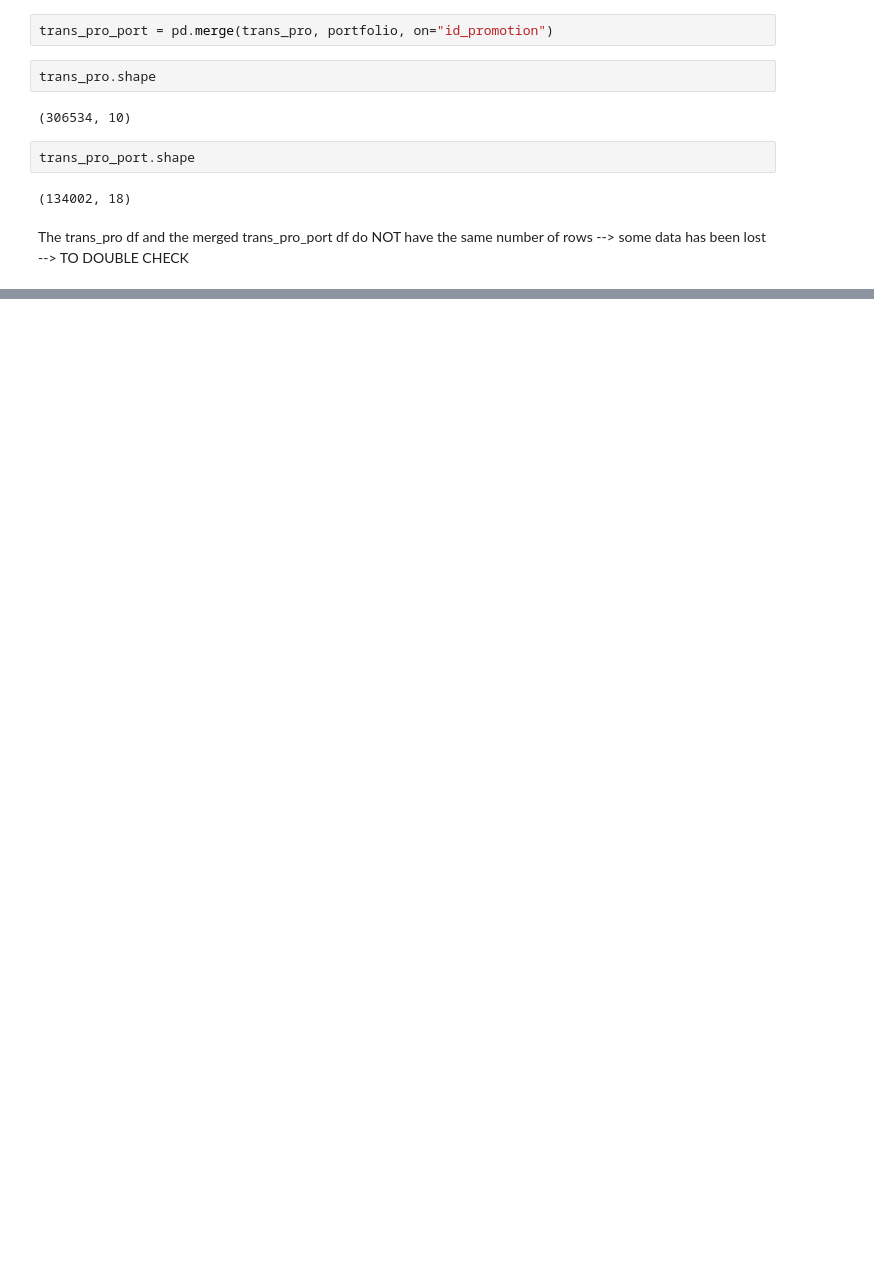
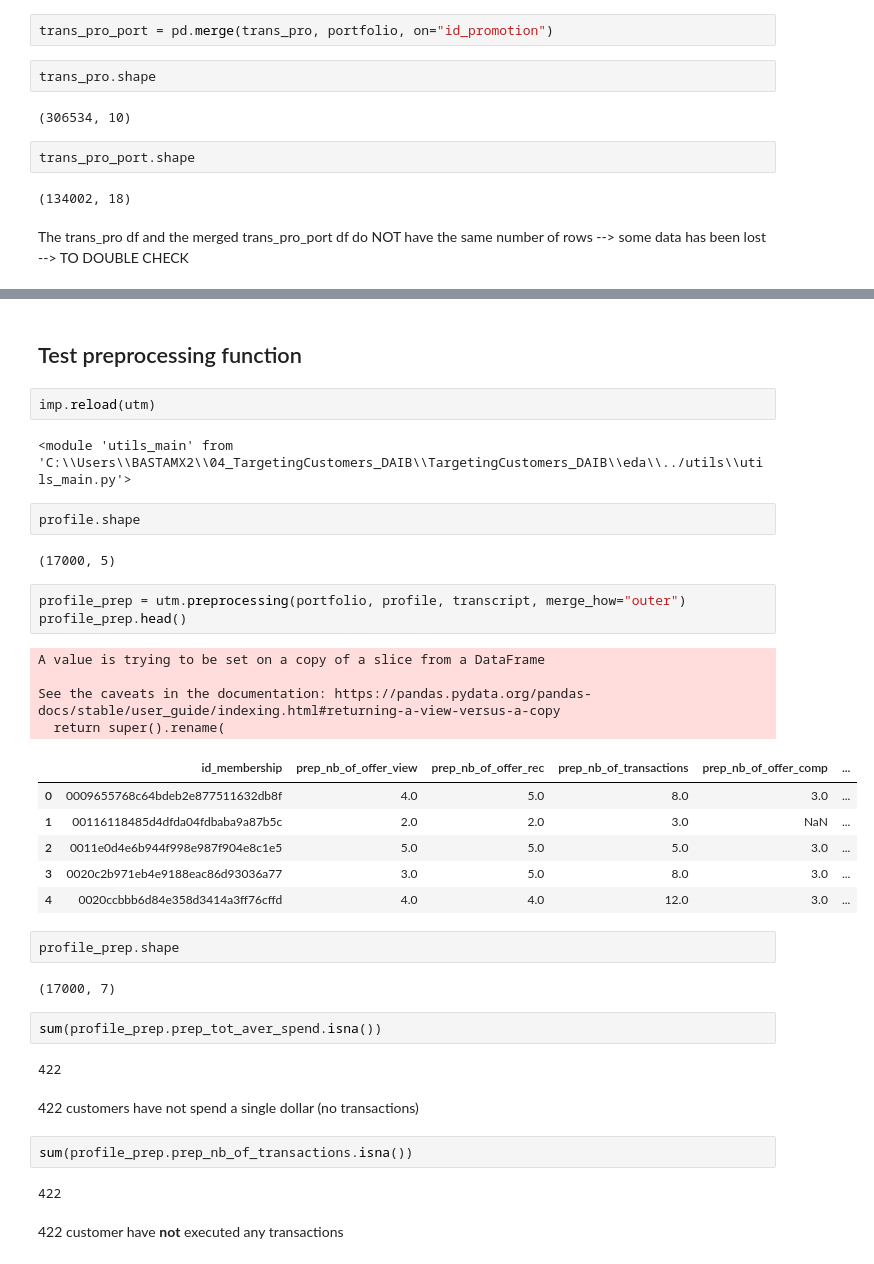
Before and after one commit to mbastard/TargetingCustomers_DAIB, a Jupyter notebook: eda/eda_mickael.ipynb, the cells around one changed output, grey strips where cells are left out. Cells and saved outputs as stored; diff of their text form; blank space fills up the shorter version.

```diff
--- a/eda/eda_mickael.ipynb
+++ b/eda/eda_mickael.ipynb
@@ -327,0 +583,40 @@ trans_pro_port.head()
+# %% [markdown]
+## Test preprocessing function
+# %%
+imp.reload(utm)
+# %% [output]
+<module 'utils_main' from 'C:\\Users\\BASTAMX2\\04_TargetingCustomers_DAIB\\TargetingCustomers_DAIB\\eda\\../utils\\utils_main.py'>
+# %%
+profile.shape
+# %% [output]
+(17000, 5)
+# %%
+profile_prep = utm.preprocessing(portfolio, profile, transcript, merge_how="outer")
+profile_prep.head()
+# %% [output]
+A value is trying to be set on a copy of a slice from a DataFrame
+
+See the caveats in the documentation: https://pandas.pydata.org/pandas-docs/stable/user_guide/indexing.html#returning-a-view-versus-a-copy
+  return super().rename(
+|  | id_membership | prep_nb_of_offer_view | prep_nb_of_offer_rec | prep_nb_of_transactions | prep_nb_of_offer_comp | ... |
+| 0 | 0009655768c64bdeb2e877511632db8f | 4.0 | 5.0 | 8.0 | 3.0 | ... |
+| 1 | 00116118485d4dfda04fdbaba9a87b5c | 2.0 | 2.0 | 3.0 | NaN | ... |
+| 2 | 0011e0d4e6b944f998e987f904e8c1e5 | 5.0 | 5.0 | 5.0 | 3.0 | ... |
+| 3 | 0020c2b971eb4e9188eac86d93036a77 | 3.0 | 5.0 | 8.0 | 3.0 | ... |
+| 4 | 0020ccbbb6d84e358d3414a3ff76cffd | 4.0 | 4.0 | 12.0 | 3.0 | ... |
+# %%
+profile_prep.shape
+# %% [output]
+(17000, 7)
+# %%
+sum(profile_prep.prep_tot_aver_spend.isna())
+# %% [output]
+422
+# %% [markdown]
+422 customers have not spend a single dollar (no transactions)
+# %%
+sum(profile_prep.prep_nb_of_transactions.isna())
+# %% [output]
+422
+# %% [markdown]
+422 customer have **not** executed any transactions
```
Also changed, not shown: parts of 47 cells of this notebook.
